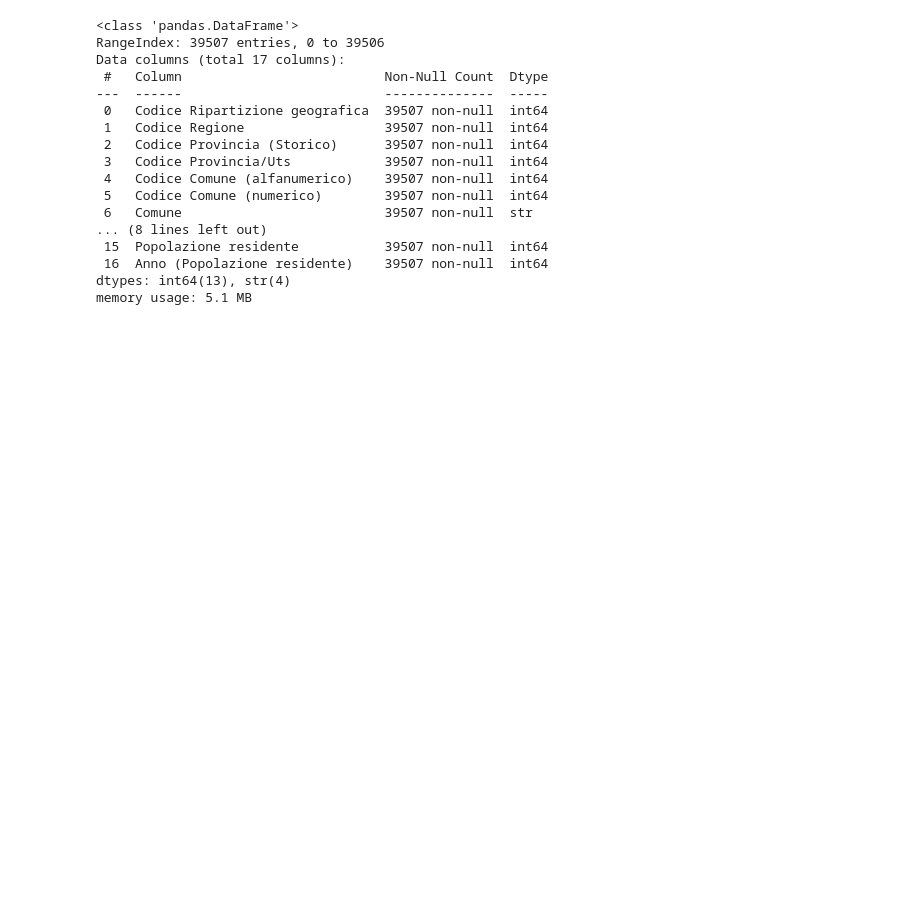
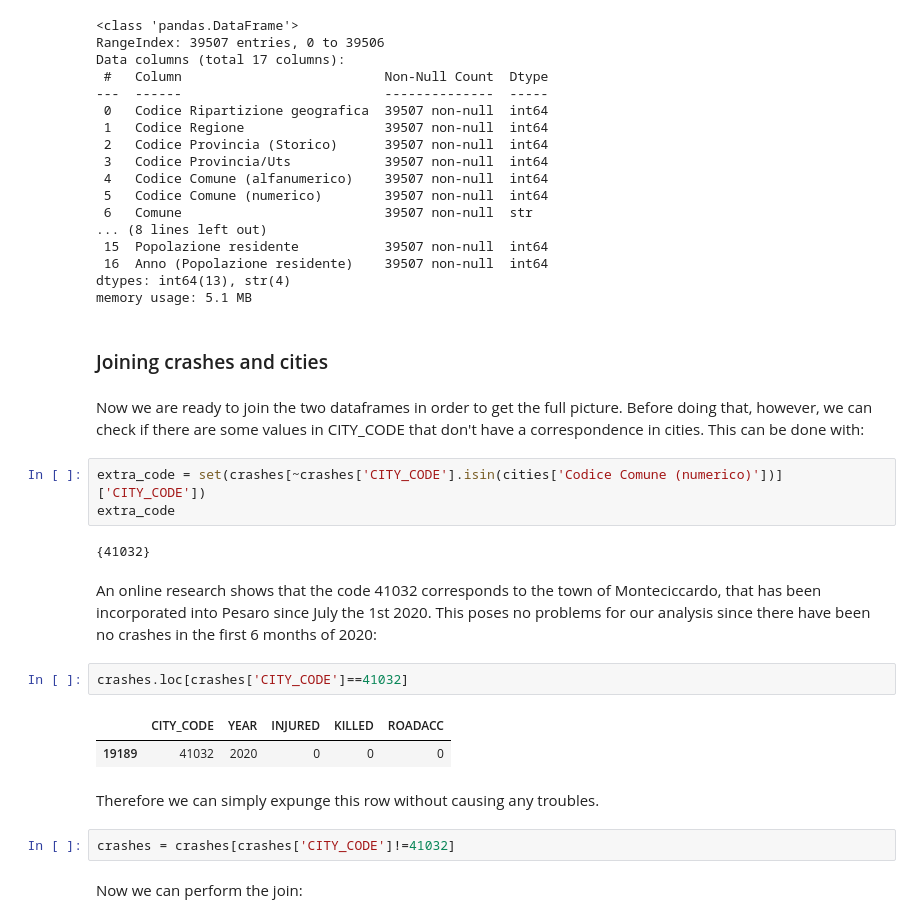
Before and after one commit to MarcoTosoni/boolean_project, a Jupyter notebook: data_analysis.ipynb, the cells around one changed output. Saved outputs shown, nothing was run; the diff lists cells and outputs as text; blank space fills up the shorter version.

```diff
--- a/data_analysis.ipynb
+++ b/data_analysis.ipynb
@@ -252,3 +252,25 @@ Data columns (total 17 columns):
  16  Anno (Popolazione residente)    39507 non-null  int64
 dtypes: int64(13), str(4)
 memory usage: 5.1 MB
+# %% [markdown]
+### Joining crashes and cities
+# %% [markdown]
+Now we are ready to join the two dataframes in order to get the full picture. Before doing that, however, we can check if there are some values in CITY_CODE that don't have a correspondence in cities. This can be done with:
+# %%
+extra_code = set(crashes[~crashes['CITY_CODE'].isin(cities['Codice Comune (numerico)'])]['CITY_CODE'])
+extra_code
+# %% [output]
+{41032}
+# %% [markdown]
+An online research shows that the code 41032 corresponds to the town of Monteciccardo, that has been incorporated into Pesaro since July the 1st 2020. This poses no problems for our analysis since there have been no crashes in the first 6 months of 2020:
+# %%
+crashes.loc[crashes['CITY_CODE']==41032]
+# %% [output]
+|  | CITY_CODE | YEAR | INJURED | KILLED | ROADACC |
+| 19189 | 41032 | 2020 | 0 | 0 | 0 |
+# %% [markdown]
+Therefore we can simply expunge this row without causing any troubles.
+# %%
+crashes = crashes[crashes['CITY_CODE']!=41032]
+# %% [markdown]
+Now we can perform the join:
```
Also changed, not shown: parts of 12 cells of this notebook.
